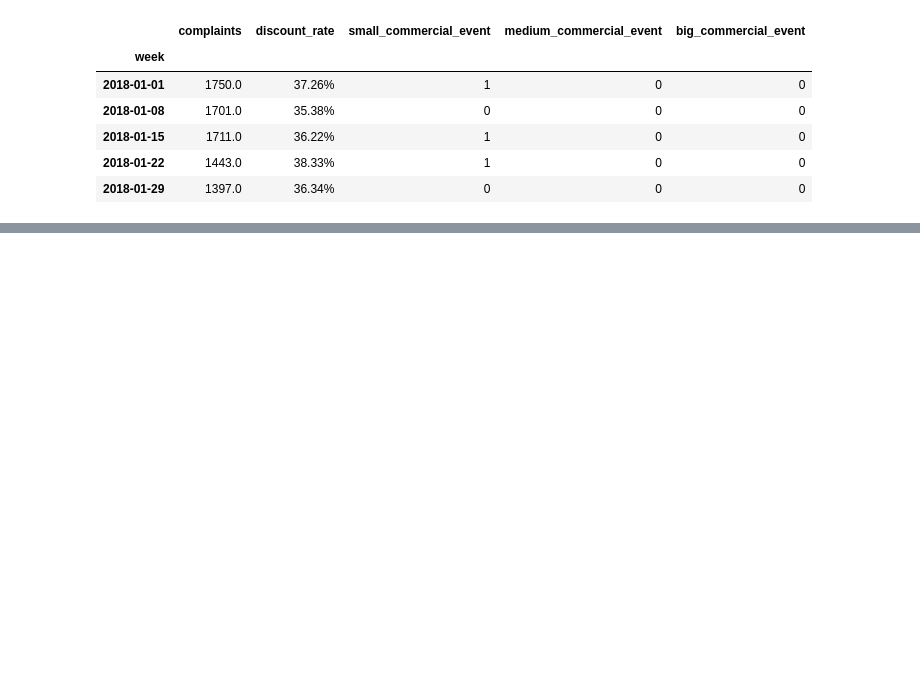
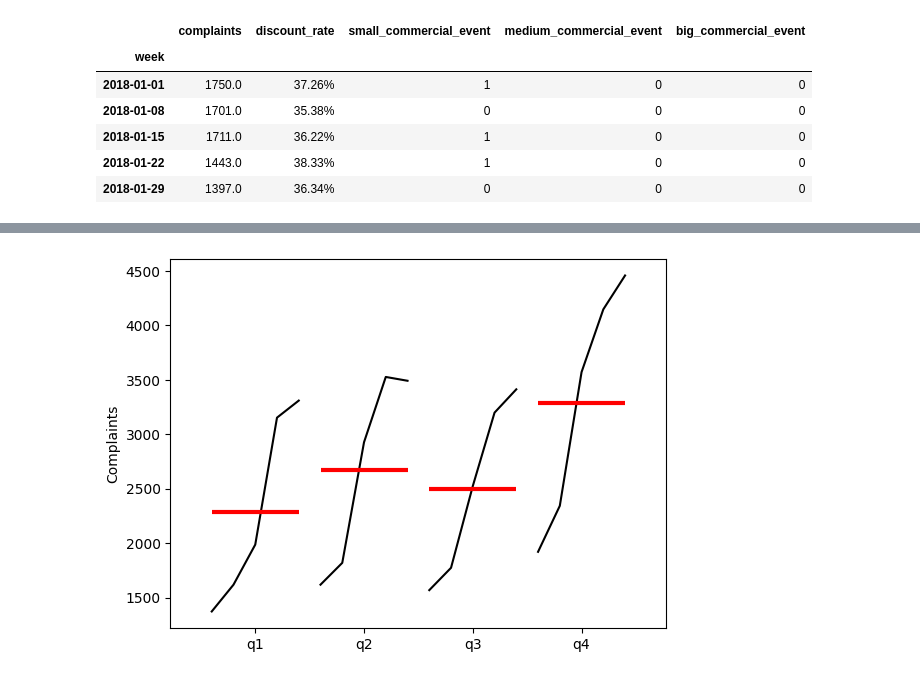
Before and after one commit to ReinerJasin/learn_time_series, a Jupyter notebook: project/5-exponential_smoothing_and_holt_winters.ipynb, the cells around one changed output, grey strips where cells are left out. Saved outputs shown, nothing was run; the diff lists cells and outputs as text; code cells hidden in the pictures; blank space fills up the shorter version.

```diff
--- a/project/5-exponential_smoothing_and_holt_winters.ipynb
+++ b/project/5-exponential_smoothing_and_holt_winters.ipynb
@@ -83,8 +96,10 @@ plt.show()
 # %%
 from statsmodels.graphics.tsaplots import quarter_plot
 
-quarter_plot(data['Close'].resample('Q').mean(), ylabel='Closing')
+quarter_plot(data['complaints'].resample('Q').mean(), ylabel='Complaints')
 plt.show()
+# %% [output]
+[figure, added]
 # %%
 from statsmodels.tsa.seasonal import seasonal_decompose
 
```
Also changed, not shown: parts of 9 cells of this notebook.
